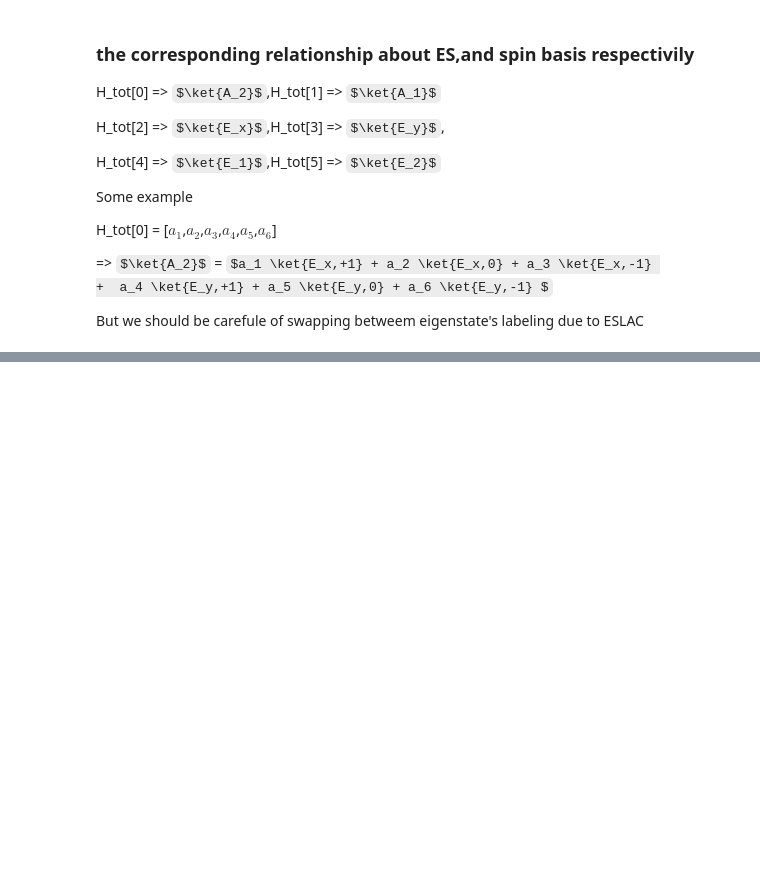
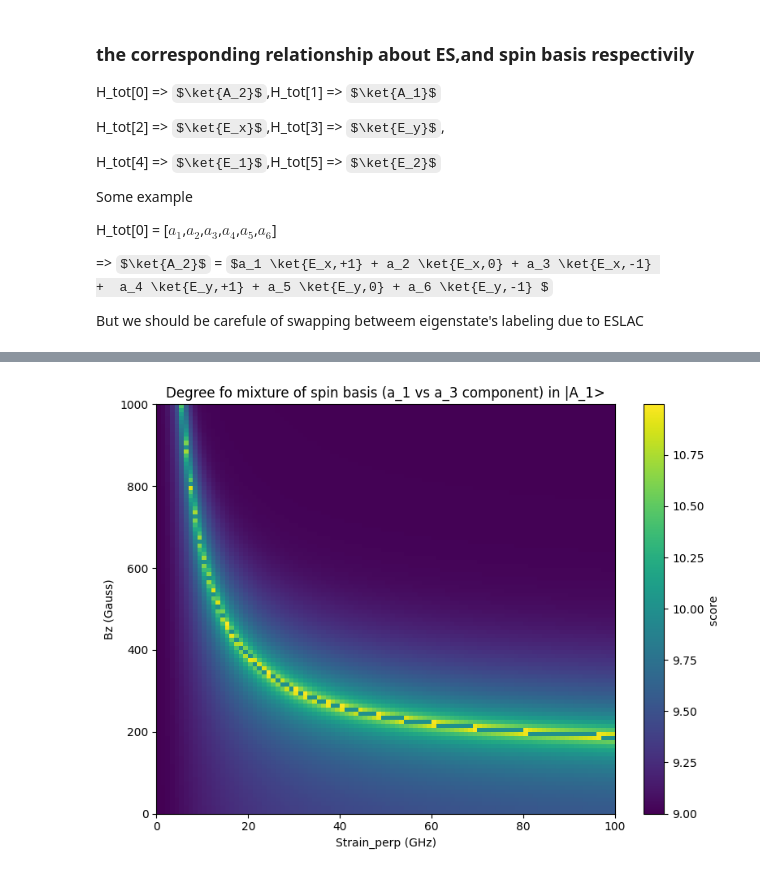
Before and after one commit to Risei412/EIT, a Jupyter notebook: Mapping of spin state_コピー.ipynb, the cells around one changed output, grey strips where cells are left out. Saved outputs shown, nothing was run; the diff lists cells and outputs as text; code cells hidden in the pictures; some formulas as TeX source; blank space fills up the shorter version.

```diff
--- a/Mapping of spin state_コピー.ipynb
+++ b/Mapping of spin state_コピー.ipynb
@@ -213,7 +249,7 @@ s = 1
 
 start = 1
 end = 6
-for i in range(start,end + 1):
-    for j in range(i,end + 1):
+for i in range(start,end):
+    for j in range(i,end):
         if i != j:
             making_colormap_spin_basis(s, i, j, save_path=save_dir)
@@ -219,0 +330,6 @@ for i in range(start,end + 1):
+# %%
+
+s = 1
+making_colormap_spin_basis(s,1,3)
+# %% [output]
+[figure, added]
```
Also changed, not shown: parts of 9 cells of this notebook, 1 other file.
